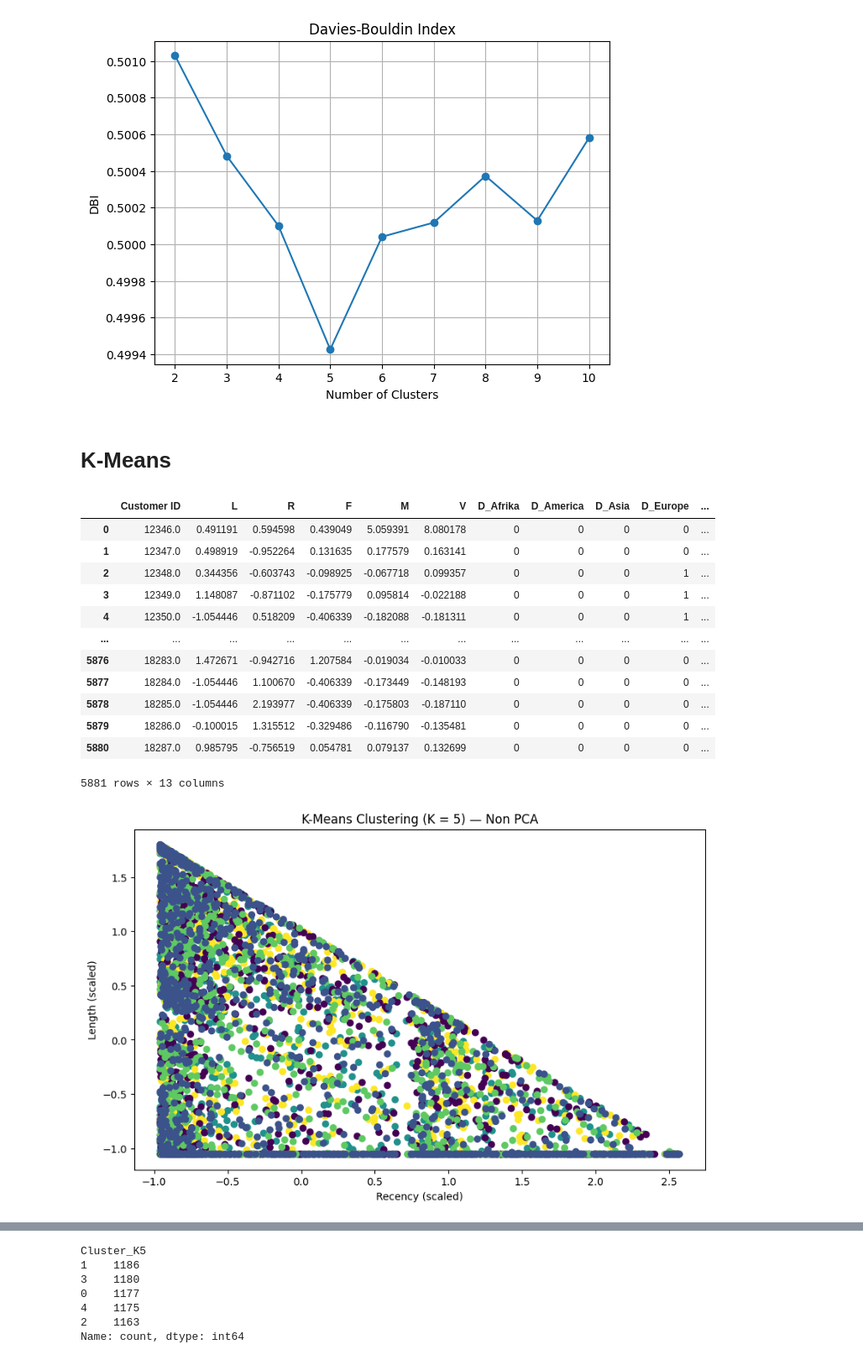
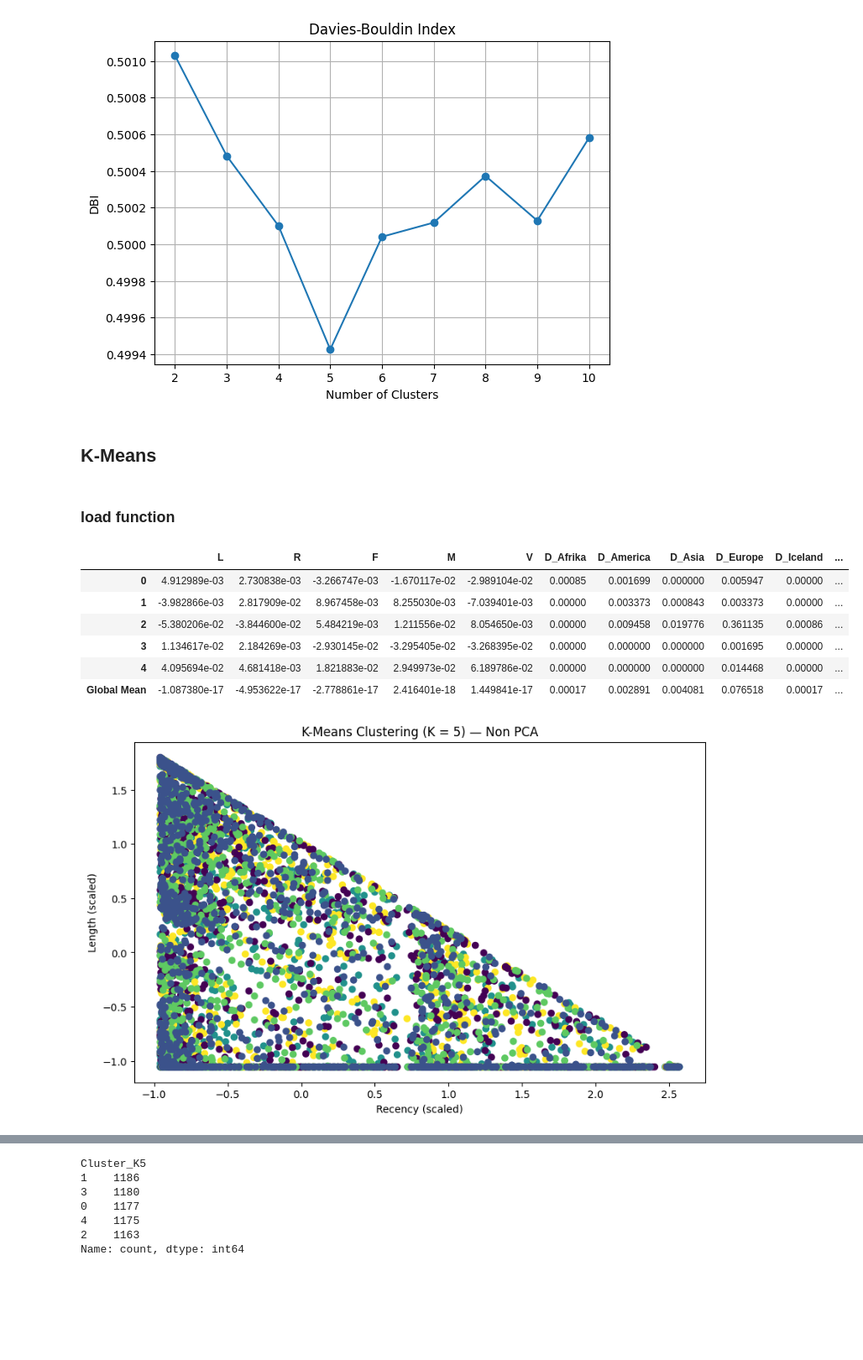
Before and after one commit to apostroef/LRMFVD-adb, a Jupyter notebook: LRMFVD.ipynb, the cells around one changed output, grey strips where cells are left out. Shown at 84% size. Saved outputs shown, nothing was run; the diff lists cells and outputs as text; code cells hidden in the pictures; blank space fills up the shorter version.

```diff
--- a/LRMFVD.ipynb
+++ b/LRMFVD.ipynb
@@ -198,7 +198,9 @@ k=9, Davies-Bouldin Index=0.5001
 k=10, Davies-Bouldin Index=0.5006
 [figure]
 # %% [markdown]
-# K-Means
+## K-Means
+# %% [markdown]
+### load function
 # %%
 import matplotlib.pyplot as plt
 from sklearn.cluster import KMeans
@@ -207,38 +209,32 @@ k = 5
 kmeans = KMeans(n_clusters=k, random_state=42)
 clusters = kmeans.fit_predict(LRMFVD_df)
 LRMFVD["Cluster_K5"] = clusters
-display(LRMFVD_scaled)
 col_R = LRMFVD_df.columns.get_loc("R")
 col_L = LRMFVD_df.columns.get_loc("L")
-
-cluster_centroids_scaled = LRMFVD_df.groupby(
-    clusters
-).mean()  # hitung rata-rata LRMFVD for each clusters
-global_mean = LRMFVD_df.mean()
-df_centroids = cluster_centroids_scaled.drop(columns=["Customer ID"])
-df_global_mean = pd.DataFrame(global_mean).T
-df_global_mean.index = ["Global Mean"]
-df_profile = pd.concat([df_centroids, df_global_mean])
-
-# Plot
-plt.figure(figsize=(10, 6))
-plt.scatter(LRMFVD_df["R"], LRMFVD_df["L"], c=clusters)
-plt.title("K-Means Clustering (K = 5) — Non PCA")
-plt.xlabel("Recency (scaled)")
-plt.ylabel("Length (scaled)")
-plt.show()
-# %% [output]
-|  | Customer ID | L | R | F | M | V | D_Afrika | D_America | D_Asia | D_Europe | ... |
-| 0 | 12346.0 | 0.491191 | 0.594598 | 0.439049 | 5.059391 | 8.080178 | 0 | 0 | 0 | 0 | ... |
-| 1 | 12347.0 | 0.498919 | -0.952264 | 0.131635 | 0.177579 | 0.163141 | 0 | 0 | 0 | 0 | ... |
-| 2 | 12348.0 | 0.344356 | -0.603743 | -0.098925 | -0.067718 | 0.099357 | 0 | 0 | 0 | 1 | ... |
-| 3 | 12349.0 | 1.148087 | -0.871102 | -0.175779 | 0.095814 | -0.022188 | 0 | 0 | 0 | 1 | ... |
-| 4 | 12350.0 | -1.054446 | 0.518209 | -0.406339 | -0.182088 | -0.181311 | 0 | 0 | 0 | 1 | ... |
-| ... | ... | ... | ... | ... | ... | ... | ... | ... | ... | ... | ... |
-| 5876 | 18283.0 | 1.472671 | -0.942716 | 1.207584 | -0.019034 | -0.010033 | 0 | 0 | 0 | 0 | ... |
-| 5877 | 18284.0 | -1.054446 | 1.100670 | -0.406339 | -0.173449 | -0.148193 | 0 | 0 | 0 | 0 | ... |
-| 5878 | 18285.0 | -1.054446 | 2.193977 | -0.406339 | -0.175803 | -0.187110 | 0 | 0 | 0 | 0 | ... |
-| 5879 | 18286.0 | -0.100015 | 1.315512 | -0.329486 | -0.116790 | -0.135481 | 0 | 0 | 0 | 0 | ... |
-| 5880 | 18287.0 | 0.985795 | -0.756519 | 0.054781 | 0.079137 | 0.132699 | 0 | 0 | 0 | 0 | ... |
-5881 rows × 13 columns
-[figure, removed]
+# %%
+cluster_centroids_scaled = LRMFVD_df.groupby(
+    clusters
+).mean()  # hitung rata-rata LRMFVD for each clusters
+global_mean = LRMFVD_df.mean()
+df_centroids = cluster_centroids_scaled.drop(columns=["Customer ID"])
+df_global_mean = pd.DataFrame(global_mean).T
+df_global_mean.index = ["Global Mean"]
+df_profile = pd.concat([df_centroids, df_global_mean])
+display(df_profile)
+
+# Plot
+plt.figure(figsize=(10, 6))
+plt.scatter(LRMFVD_df["R"], LRMFVD_df["L"], c=clusters)
+plt.title("K-Means Clustering (K = 5) — Non PCA")
+plt.xlabel("Recency (scaled)")
+plt.ylabel("Length (scaled)")
+plt.show()
+# %% [output]
+|  | L | R | F | M | V | D_Afrika | D_America | D_Asia | D_Europe | D_Iceland | ... |
+| 0 | 4.912989e-03 | 2.730838e-03 | -3.266747e-03 | -1.670117e-02 | -2.989104e-02 | 0.00085 | 0.001699 | 0.000000 | 0.005947 | 0.00000 | ... |
+| 1 | -3.982866e-03 | 2.817909e-02 | 8.967458e-03 | 8.255030e-03 | -7.039401e-03 | 0.00000 | 0.003373 | 0.000843 | 0.003373 | 0.00000 | ... |
+| 2 | -5.380206e-02 | -3.844600e-02 | 5.484219e-03 | 1.211556e-02 | 8.054650e-03 | 0.00000 | 0.009458 | 0.019776 | 0.361135 | 0.00086 | ... |
+| 3 | 1.134617e-02 | 2.184269e-03 | -2.930145e-02 | -3.295405e-02 | -3.268395e-02 | 0.00000 | 0.000000 | 0.000000 | 0.001695 | 0.00000 | ... |
+| 4 | 4.095694e-02 | 4.681418e-03 | 1.821883e-02 | 2.949973e-02 | 6.189786e-02 | 0.00000 | 0.000000 | 0.000000 | 0.014468 | 0.00000 | ... |
+| Global Mean | -1.087380e-17 | -4.953622e-17 | -2.778861e-17 | 2.416401e-18 | 1.449841e-17 | 0.00017 | 0.002891 | 0.004081 | 0.076518 | 0.00017 | ... |
+[figure, added]
```
Also changed, not shown: parts of 13 cells of this notebook.
